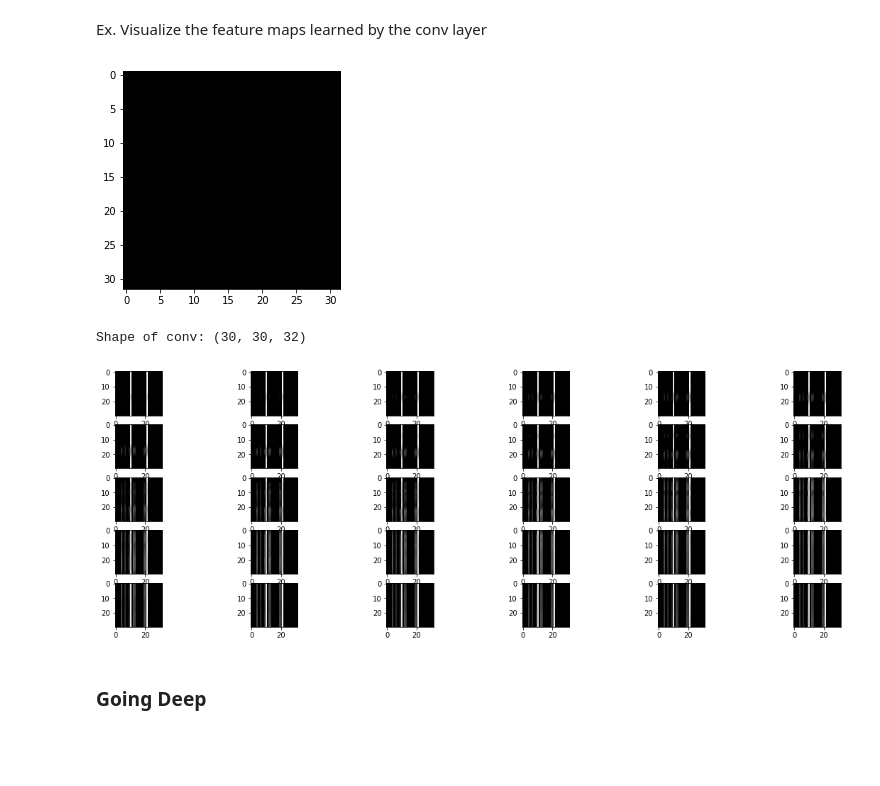
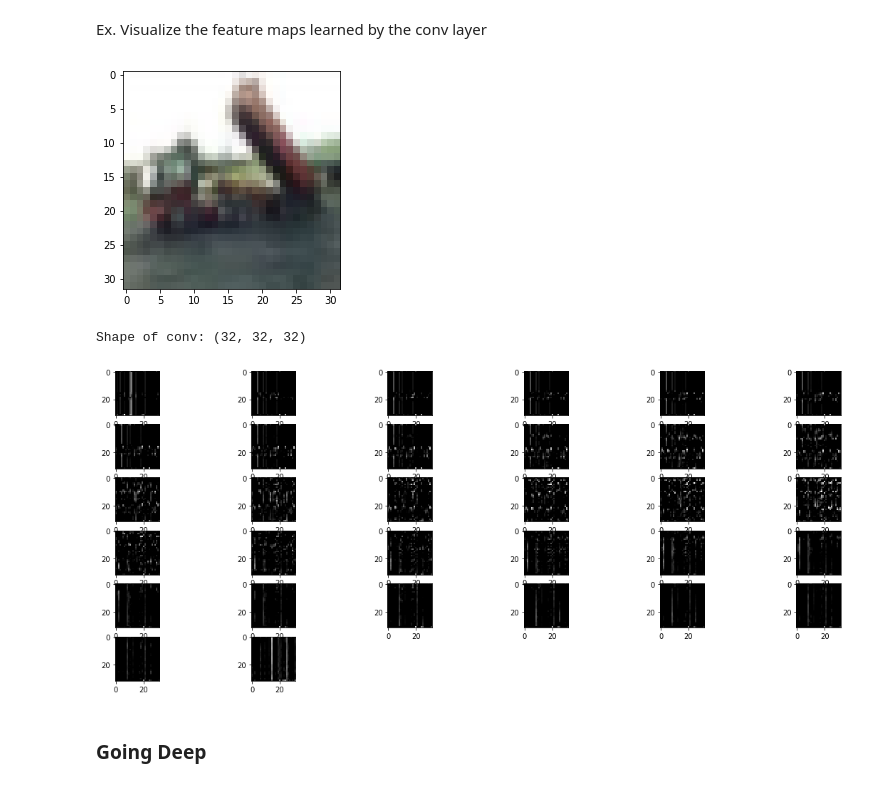
Before and after one commit to bichopaulinho/DeepLearningCourse, a Jupyter notebook: 03_ConvNets/07_CNN_main-student_version.ipynb, the cells around one changed output. Saved outputs shown, nothing was run; the diff lists cells and outputs as text; code cells hidden in the pictures; blank space fills up the shorter version.

```diff
--- a/03_ConvNets/07_CNN_main-student_version.ipynb
+++ b/03_ConvNets/07_CNN_main-student_version.ipynb
@@ -365,7 +365,7 @@ Train and evaluate the model:
 # Compilation
 my_cnn.compile(loss=categorical_crossentropy, optimizer='adadelta', metrics=[categorical_accuracy])
 # Training
-my_cnn.fit(x_train, y_train, batch_size = 128, epochs = 10, validation_split=.2)
+my_cnn.fit(x_train, y_train, batch_size = 1000, epochs = 10, validation_split=.2)
 # Evaluation
 # %% [output]
 Train on 48000 samples, validate on 12000 samples
@@ -432,3 +432,14 @@ plt.imshow(convolv, cmap=plt.cm.binary)
 [figure]
 <matplotlib.image.AxesImage at 0x...>
 [figure]
+# %%
+figure = plt.figure(figsize=(20, 8))
+
+my_img = x_test[2906,:,:].squeeze() # squeeze es una forma de quitar las dimensiones irrelevantes
+
+
+for i in range(15):
+    #filter1 = my_cnn.layers[0].get_weights()[0][:,:,:,i].squeeze()
+    convolv = convolve2d(my_img, kernel=filters[i])
+    ax = figure.add_subplot(3, 5, i + 1, xticks=[], yticks=[])
+    plt.imshow(convolv, cmap=plt.cm.binary)
@@ -492,15 +503,21 @@ Implement the model according to the following rules:
 from keras.optimizers import RMSprop
 
 input_shape = (32,32,3)
+nb_filters = 32
+kernel_size = (3,3)
+pool_size =(2,2)
 
 #Network
 my_cnn2 = Sequential()
-my_cnn2.add(Conv2D(input_shape=input_shape, filters = nb_filters , kernel_size = kernel_size, activation='relu')) # Dimensión 25 * 25 * 32
+my_cnn2.add(Conv2D(input_shape=input_shape, filters = nb_filters , kernel_size = kernel_size, padding = 'same', activation='relu'))
+#my_cnn2.add(Conv2D(input_shape=input_shape, filters = nb_filters , kernel_size = kernel_size, padding = 'same', activation='relu'))
 my_cnn2.add(MaxPooling2D(pool_size = pool_size))
-my_cnn2.add(Conv2D(input_shape=input_shape, filters = nb_filters , kernel_size = kernel_size, activation='relu')) # Dimensión 25 * 25 * 32
-my_cnn2.add(MaxPooling2D(pool_size = pool_size))
+my_cnn2.add(Dropout(0.25))
+#my_cnn2.add(Conv2D(input_shape=input_shape, filters = nb_filters , kernel_size = kernel_size, activation='relu')) # Dimensión 25 * 25 * 32
+#my_cnn2.add(MaxPooling2D(pool_size = pool_size))
 my_cnn2.add(Flatten()) # pasamos a representacion en 1D
-my_cnn2.add(Dense(128, activation = 'relu'))
+my_cnn2.add(Dense(512, activation = 'relu'))
+my_cnn2.add(Dropout(0.50))
 my_cnn2.add(Dense(nb_classes, activation = 'softmax'))
 
 my_cnn2.summary()
@@ -543 +560,4 @@ Epoch 5/5
 <keras.callbacks.History at 0x...>
+# %%
+# some more epochs
+my_cnn2.fit(X_train, Y_train, batch_size=128, epochs=5, validation_split=.2)
@@ -570,16 +609,16 @@ def layer_to_visualize(layer):
 # %%
 index = 2
 plt.imshow(X_train[index], cmap=plt.get_cmap('gray'))
 plt.show()
 img_to_visualize = X_train[index]
 img_to_visualize = np.expand_dims(img_to_visualize, axis=0)
 
 layer_dict = dict([(layer.name, layer) for layer in my_cnn2.layers])
-layer_to_visualize(layer_dict['conv2d_15'])
+layer_to_visualize(layer_dict['conv2d_6'])
 # %% [output]
-[figure, old version]
+[figure, new version]
-Shape of conv: (30, 30, 32)
+Shape of conv: (32, 32, 32)
-[figure, old version]
+[figure, new version]
 # %% [markdown]
 ### Going Deep
 # %% [markdown]
```
Also changed, not shown: parts of 11 cells of this notebook, 13 other files.
